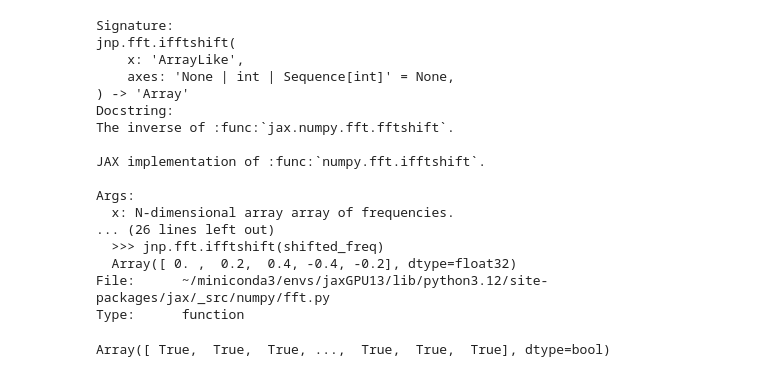
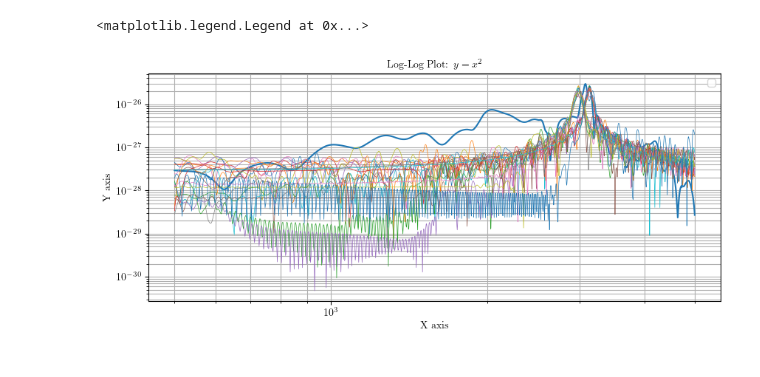
Before and after one commit to mccullerlp/GWPhotonCounting, a Jupyter notebook: projects/PM_EOS/hierarchical_EOS/marginalized_method/fit_check.ipynb, the cells around one changed output. Saved outputs shown, nothing was run; the diff lists cells and outputs as text; code cells hidden in the pictures.

```diff
--- a/projects/PM_EOS/hierarchical_EOS/marginalized_method/fit_check.ipynb
+++ b/projects/PM_EOS/hierarchical_EOS/marginalized_method/fit_check.ipynb
@@ -311,25 +320,18 @@ Array([-5000.        , -4998.77929688, -4997.55859375, ...,
-# %%
-jnp.fft.fftfreq(2**13, d=1/1e4)
-jnp.fft.ifftshift?
-# %% [output]
-Signature:
-jnp.fft.ifftshift(
-    x: 'ArrayLike',
-    axes: 'None | int | Sequence[int]' = None,
-) -> 'Array'
-Docstring:
-The inverse of :func:`jax.numpy.fft.fftshift`.
-
-JAX implementation of :func:`numpy.fft.ifftshift`.
-
-Args:
-  x: N-dimensional array array of frequencies.
-... (26 lines left out)
-  >>> jnp.fft.ifftshift(shifted_freq)
-  Array([ 0. ,  0.2,  0.4, -0.4, -0.2], dtype=float32)
-File:      ~/miniconda3/envs/jaxGPU13/lib/python3.12/site-packages/jax/_src/numpy/fft.py
-Type:      function
-# %%
-jnp.sort(jnp.fft.fftfreq(2**13, d=1/1e4)) == jnp.fft.fftshift(jnp.fft.fftfreq(2**13, d=1/1e4))
-# %% [output]
-Array([ True,  True,  True, ...,  True,  True,  True], dtype=bool)
+# %%
+idx_close = np.argwhere(abs(np.array(detector_nosqz.filter_labels)[:, 0] - fpeak_fit) < 100)[:, 0]
+# %%
+import matplotlib.pyplot as plt
+fig, ax1 = plt.subplots(1, 1, figsize=(10, 4)) #
+fsel = frequencies > 500
+
+ax1.loglog(frequencies[fsel], abs(PM_strain[fsel]))
+for idx in idx_close:
+    ax1.loglog(frequencies[fsel], 3e-25 * abs(detector_nosqz.filter_functions[idx][fsel]), lw=0.5)
+ax1.set_title('Log-Log Plot: $y=x^2$')
+ax1.set_xlabel('X axis')
+ax1.set_ylabel('Y axis')
+ax1.grid(True, which="both", ls="-") # Show grid for both major and minor ticks
+ax1.legend()
+# %% [output]
+<matplotlib.legend.Legend at 0x...>
+[figure, added]
```
Also changed, not shown: parts of 12 cells of this notebook, 6 other files.
